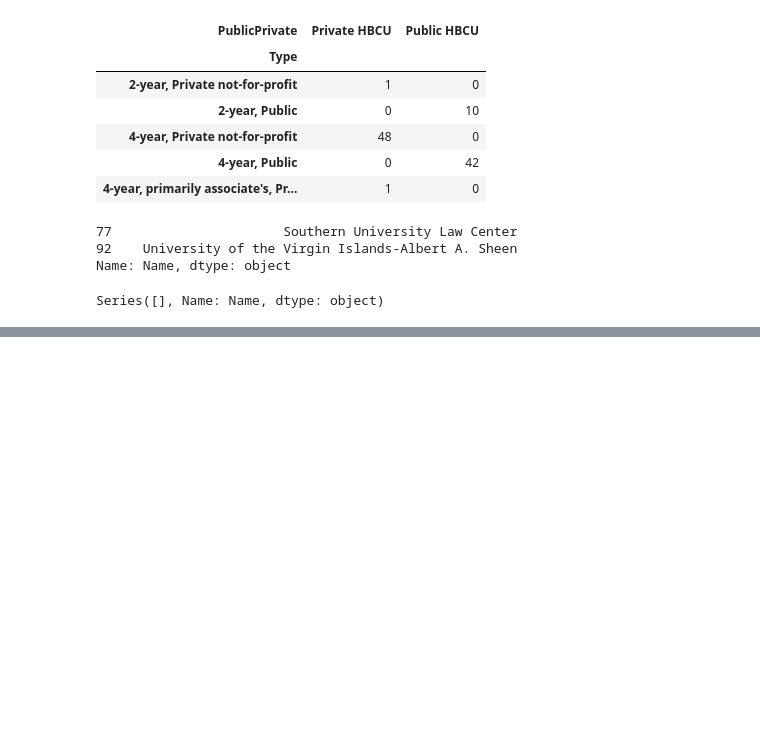
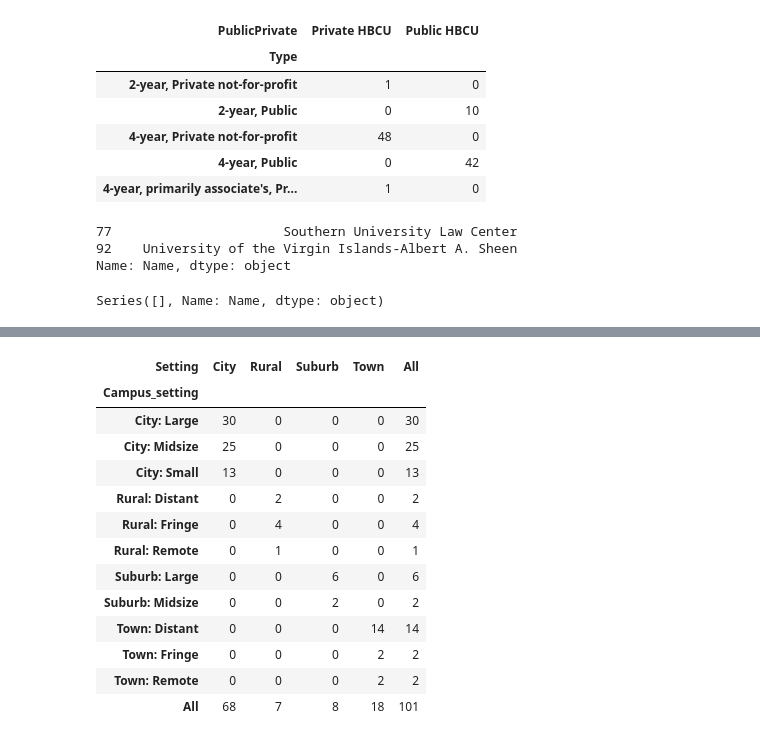
Before and after one commit to e-harrell/hbcu, a Jupyter notebook: notebook.ipynb, the cells around one changed output, grey strips where cells are left out. Saved outputs shown, nothing was run; the diff lists cells and outputs as text; code cells hidden in the pictures; blank space fills up the shorter version.

Commit message:
added code for setting scatterplot

```diff
--- a/notebook.ipynb
+++ b/notebook.ipynb
@@ -199,0 +184,4 @@ AttributeError: 'NoneType' object has no attribute 'latitude'
+# %%
+#percentage undergraduates
+df['Percent Undergraduates'] = (df['Undergraduate students']/df['Student population'])*100
+df['Percent Undergraduates'].value_counts()
@@ -199,0 +210,12 @@ AttributeError: 'NoneType' object has no attribute 'latitude'
+# %%
+#collasping Campus setting column
+#rename campus setting column to get rid of space
+df = df.rename(columns={'Campus setting': 'Campus_setting'})
+#get unique values for Campus setting column
+df['Campus_setting'].unique()
+#find which row is nan on Campus setting
+df[df['Campus_setting'].isna()]
+#replace na value with Town
+df['Campus_setting'].fillna('Town: Distant')
+#get unique values for Campus setting column
+df['Campus_setting'].unique()
@@ -199,0 +246,33 @@ AttributeError: 'NoneType' object has no attribute 'latitude'
+# %%
+#create mapping from Campus setting variable to Setting variable
+type_mapping = {'City: Midsize':'City',
+                'City: Small': 'City',
+                'Rural: Remote':'Rural',
+                'City: Large':'City',
+                'Town: Distant':'Town',
+                'Suburb: Large': 'Suburb',
+                'Rural: Fringe':'Rural',
+                'Town: Fringe': 'Town',
+                'Rural: Distant': 'Rural',
+                'Suburb: Midsize' : 'Suburb',
+                'Town: Remote': 'Town'
+               }
+#recode campus setting column into setting column
+df = df.assign(Setting=df.Campus_setting.map(type_mapping))
+#crosstab to see if recode went correctly
+pd.crosstab(index= df['Campus_setting'], columns=df['Setting'], margins=True)
+# %% [output]
+| Setting | City | Rural | Suburb | Town | All |
+| Campus_setting |  |  |  |  |  |
+| City: Large | 30 | 0 | 0 | 0 | 30 |
+| City: Midsize | 25 | 0 | 0 | 0 | 25 |
+| City: Small | 13 | 0 | 0 | 0 | 13 |
+| Rural: Distant | 0 | 2 | 0 | 0 | 2 |
+| Rural: Fringe | 0 | 4 | 0 | 0 | 4 |
+| Rural: Remote | 0 | 1 | 0 | 0 | 1 |
+| Suburb: Large | 0 | 0 | 6 | 0 | 6 |
+| Suburb: Midsize | 0 | 0 | 2 | 0 | 2 |
+| Town: Distant | 0 | 0 | 0 | 14 | 14 |
+| Town: Fringe | 0 | 0 | 0 | 2 | 2 |
+| Town: Remote | 0 | 0 | 0 | 2 | 2 |
+| All | 68 | 7 | 8 | 18 | 101 |
```
Also changed, not shown: parts of 8 cells of this notebook.
